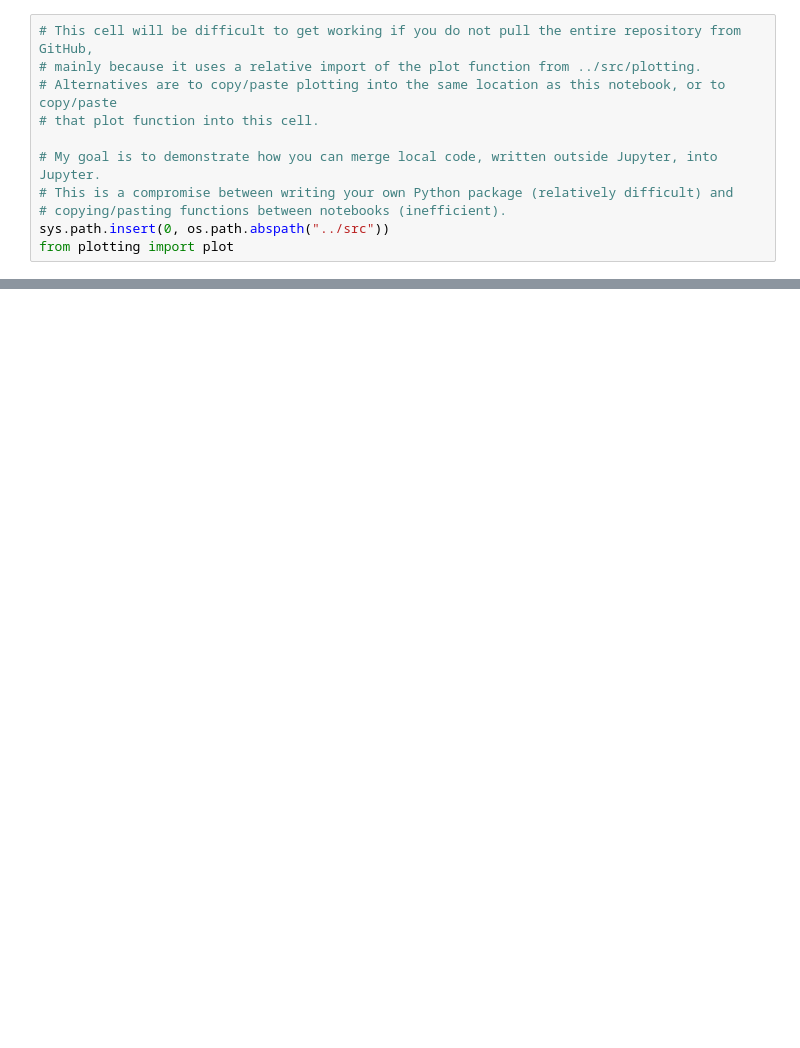
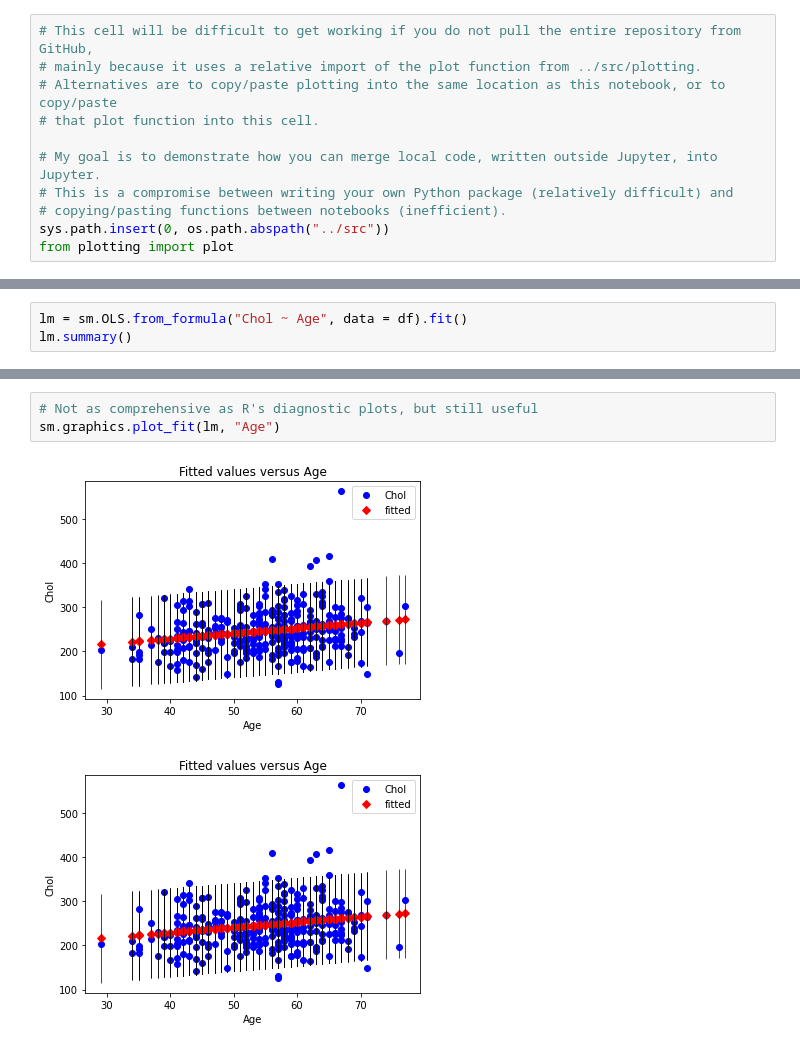
Before and after one commit to danjdrennan/stat654-python, a Jupyter notebook: notebooks/regression.ipynb, the cells around one changed output, grey strips where cells are left out. Saved outputs shown, nothing was run; the diff lists cells and outputs as text; blank space fills up the shorter version.

```diff
--- a/notebooks/regression.ipynb
+++ b/notebooks/regression.ipynb
@@ -51,0 +251,3 @@ from plotting import plot
+# %%
+lm = sm.OLS.from_formula("Chol ~ Age", data = df).fit()
+lm.summary()
@@ -51,0 +274,6 @@ from plotting import plot
+# %%
+# Not as comprehensive as R's diagnostic plots, but still useful
+sm.graphics.plot_fit(lm, "Age")
+# %% [output]
+[figure, added]
+[figure, added]
```
Also changed, not shown: parts of 18 cells of this notebook.
